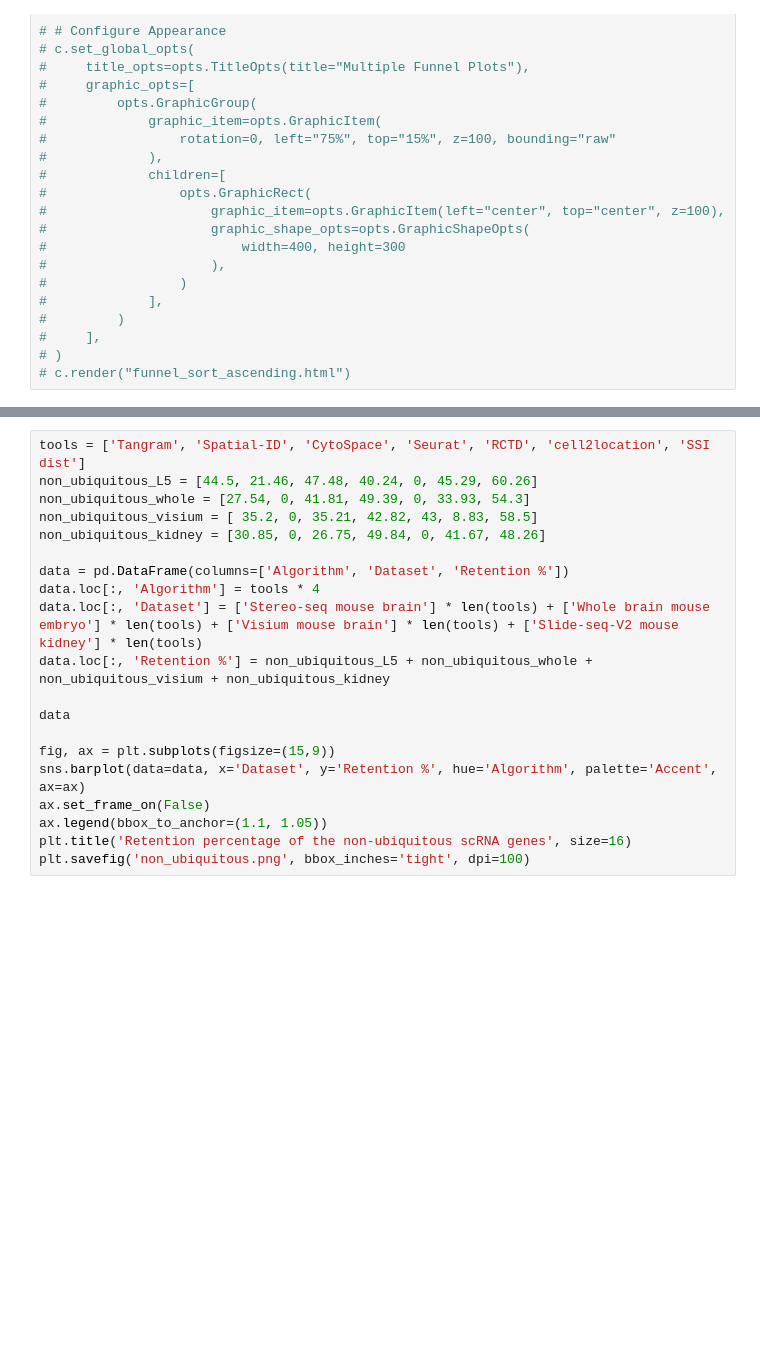
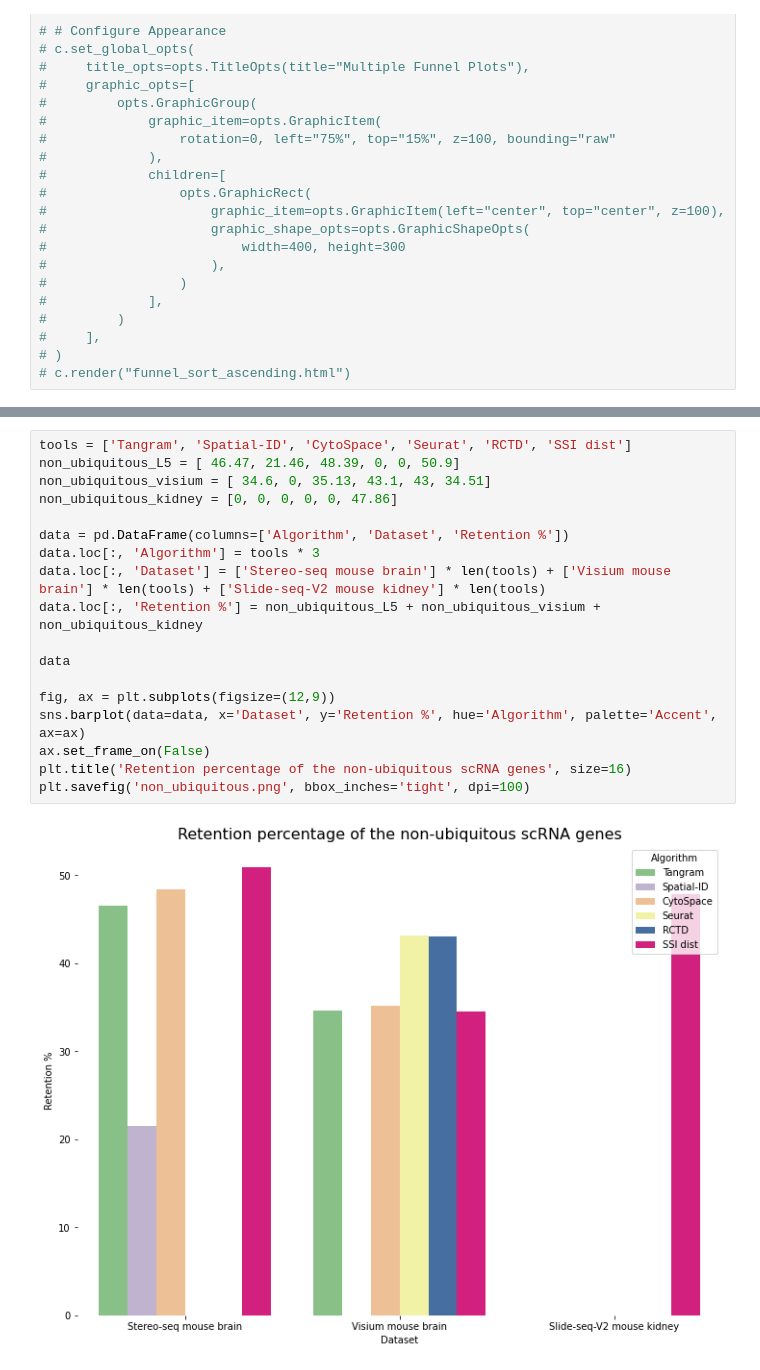
Before and after one commit to STOmics/CoDi, a Jupyter notebook: notebooks/CoDi_figures.ipynb, the cells around one changed output, grey strips where cells are left out. Drawn from its saved outputs; the diff is of its cells as text; blank space fills up the shorter version.

```diff
--- a/notebooks/CoDi_figures.ipynb
+++ b/notebooks/CoDi_figures.ipynb
@@ -105,20 +109,20 @@ plt.savefig('top100.png', bbox_inches='tight', dpi=100)
 # %%
-tools = ['Tangram', 'Spatial-ID', 'CytoSpace', 'Seurat', 'RCTD', 'cell2location', 'SSI dist']
-non_ubiquitous_L5 = [44.5, 21.46, 47.48, 40.24, 0, 45.29, 60.26]
-non_ubiquitous_whole = [27.54, 0, 41.81, 49.39, 0, 33.93, 54.3]
-non_ubiquitous_visium = [ 35.2, 0, 35.21, 42.82, 43, 8.83, 58.5]
-non_ubiquitous_kidney = [30.85, 0, 26.75, 49.84, 0, 41.67, 48.26]
+tools = ['Tangram', 'Spatial-ID', 'CytoSpace', 'Seurat', 'RCTD', 'SSI dist']
+non_ubiquitous_L5 = [ 46.47, 21.46, 48.39, 0, 0, 50.9]
+non_ubiquitous_visium = [ 34.6, 0, 35.13, 43.1, 43, 34.51]
+non_ubiquitous_kidney = [0, 0, 0, 0, 0, 47.86]
 
 data = pd.DataFrame(columns=['Algorithm', 'Dataset', 'Retention %'])
-data.loc[:, 'Algorithm'] = tools * 4
-data.loc[:, 'Dataset'] = ['Stereo-seq mouse brain'] * len(tools) + ['Whole brain mouse embryo'] * len(tools) + ['Visium mouse brain'] * len(tools) + ['Slide-seq-V2 mouse kidney'] * len(tools)
-data.loc[:, 'Retention %'] = non_ubiquitous_L5 + non_ubiquitous_whole + non_ubiquitous_visium + non_ubiquitous_kidney
+data.loc[:, 'Algorithm'] = tools * 3
+data.loc[:, 'Dataset'] = ['Stereo-seq mouse brain'] * len(tools) + ['Visium mouse brain'] * len(tools) + ['Slide-seq-V2 mouse kidney'] * len(tools)
+data.loc[:, 'Retention %'] = non_ubiquitous_L5 + non_ubiquitous_visium + non_ubiquitous_kidney
 
 data
 
-fig, ax = plt.subplots(figsize=(15,9))
+fig, ax = plt.subplots(figsize=(12,9))
 sns.barplot(data=data, x='Dataset', y='Retention %', hue='Algorithm', palette='Accent', ax=ax)
 ax.set_frame_on(False)
-ax.legend(bbox_to_anchor=(1.1, 1.05))
 plt.title('Retention percentage of the non-ubiquitous scRNA genes', size=16)
 plt.savefig('non_ubiquitous.png', bbox_inches='tight', dpi=100)
+# %% [output]
+[figure, added]
```
Also changed, not shown: parts of 3 cells of this notebook, 2 other files.
